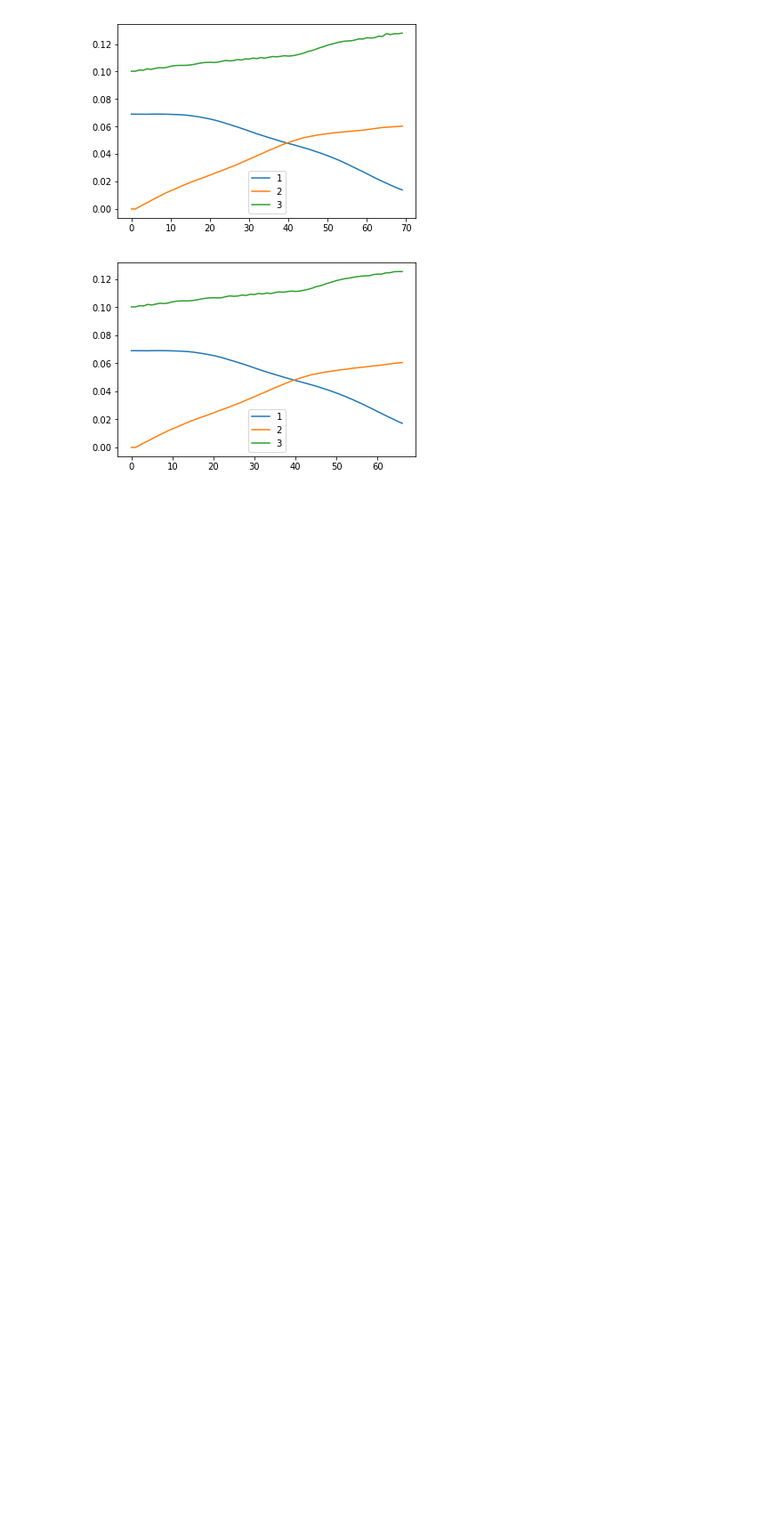
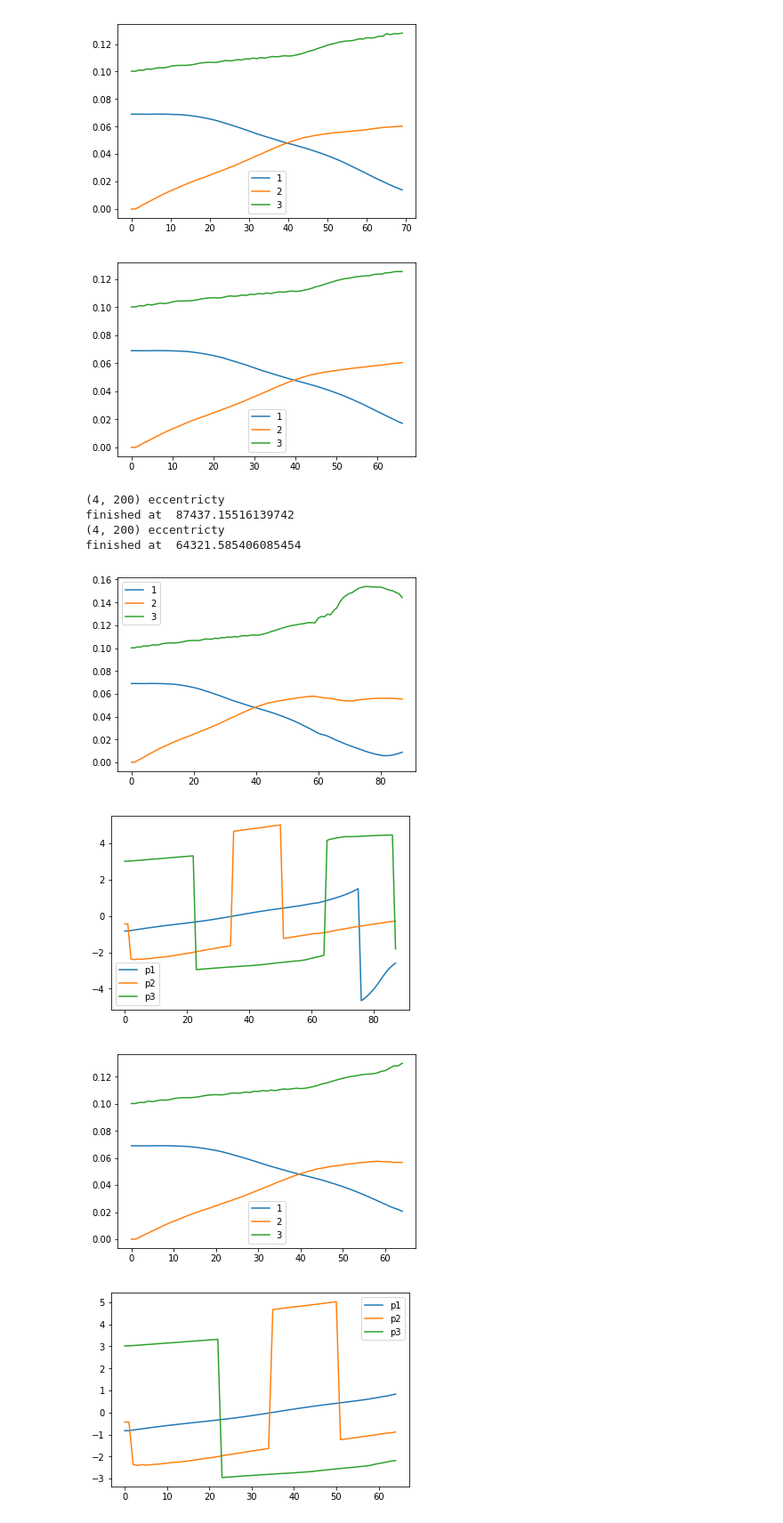
Before and after one commit to dtamayo/MLstability, a Jupyter notebook: Analysis/MCMC_Analysis/Properties_of_2364.ipynb, the cells around one changed output. Shown at 89% size. Saved outputs shown, nothing was run; the diff lists cells and outputs as text; code cells hidden in the pictures; blank space fills up the shorter version.

Commit message:
graphs

```diff
--- a/Analysis/MCMC_Analysis/Properties_of_2364.ipynb
+++ b/Analysis/MCMC_Analysis/Properties_of_2364.ipynb
@@ -168,0 +218,37 @@ finished at  66331.63495002562
+# %%
+def plot_e_and_pomega (num):
+    plt.figure()
+    sim = rebound.Simulation.from_file("../../csvs/Sys_2364_1e8/initial_conditions/ic{:07d}.bin".format(num))
+    maxorbs= 2e5
+    Nout = 200
+    window = 10
+    values, eccen, final_time, pomega= generate_features_e_and_pomega(sim)
+    e_1 = np.trim_zeros(eccen[1, :])
+    e_2 = np.trim_zeros(eccen[2, :])
+    e_3 = np.trim_zeros(eccen[3, :])
+    p_1 = np.trim_zeros(pomega[1, :])
+    p_2 = np.trim_zeros(pomega[2, :])
+    p_3 = np.trim_zeros(pomega[3, :])
+    plt.plot(e_1, label = "1")
+    plt.plot(e_2, label = "2")
+    plt.plot(e_3, label = "3")
+    plt.legend()
+    plt.figure()
+
+    plt.plot(p_1, label = "p1")
+    plt.plot(p_2, label = "p2")
+    plt.plot(p_3, label = "p3")
+    plt.legend()
+
+    #multiply x axis by 1000 for it to correspond to number of orbits
+plot_e_and_pomega(0)
+plot_e_and_pomega(2)
+# %% [output]
+(4, 200) eccentricty
+finished at  87437.15516139742
+(4, 200) eccentricty
+finished at  64321.585406085454
+[figure, added]
+[figure, added]
+[figure, added]
+[figure, added]
```
Also changed, not shown: parts of 2 cells of this notebook.
